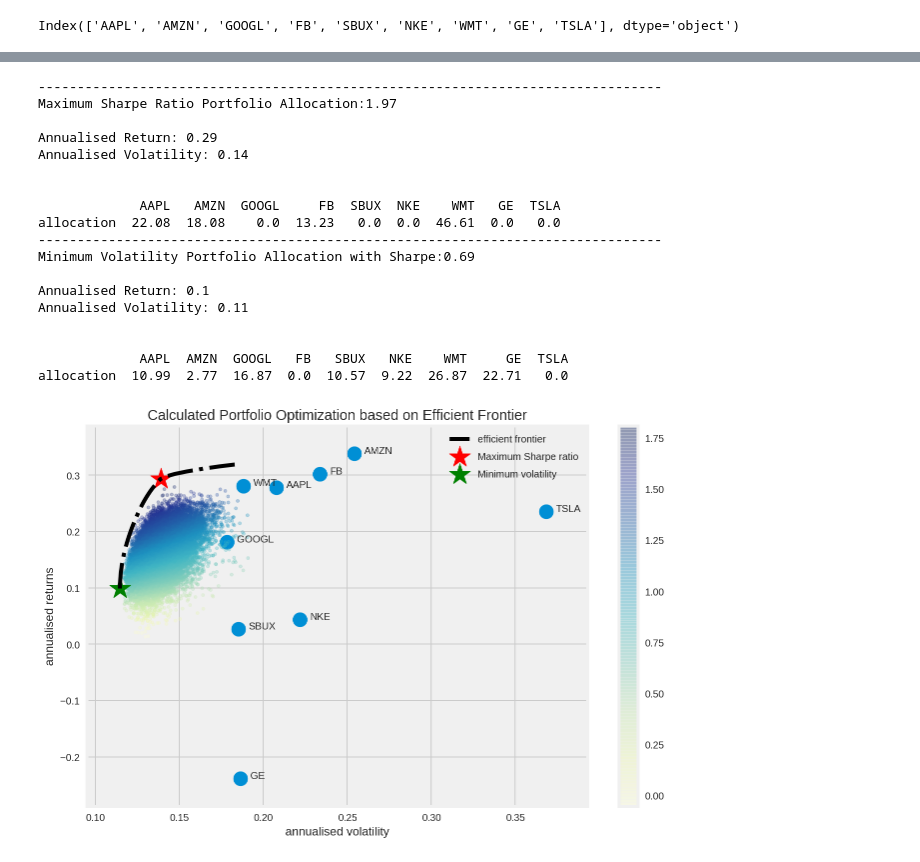
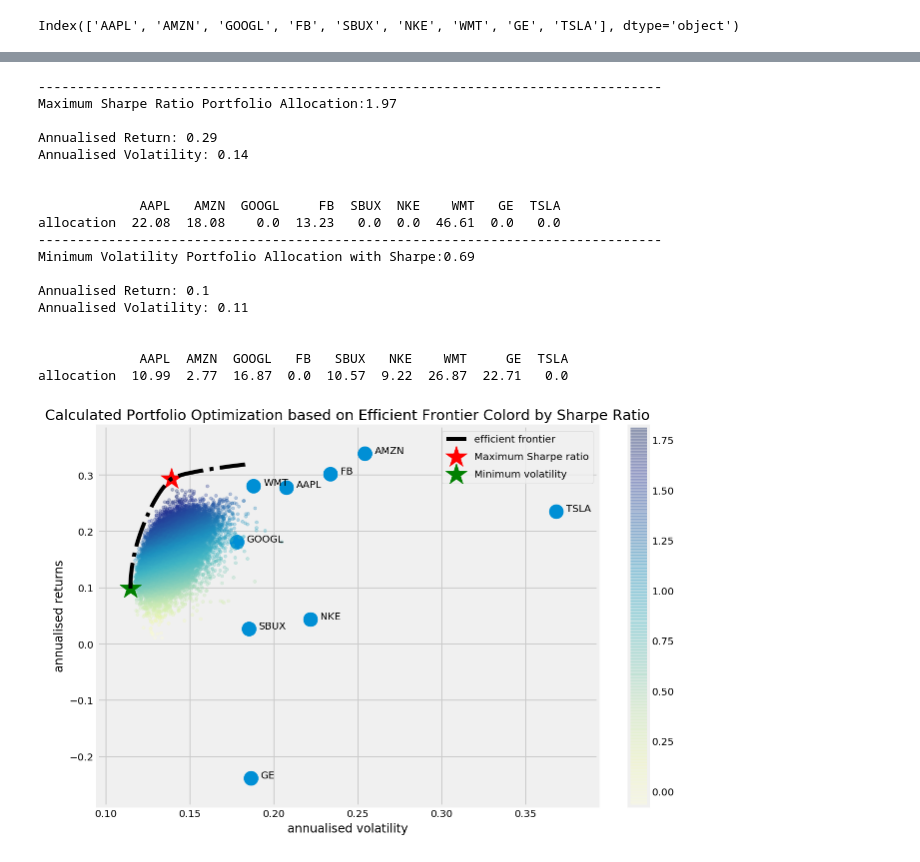
Before and after one commit to jonduan/Economics_note, a Jupyter notebook: ComputationalEconomics/econ457/Lab08_optimization-long.ipynb, the cells around one changed output, grey strips where cells are left out. Drawn from its saved outputs; the diff is of its cells as text; code cells hidden in the pictures.

```diff
--- a/ComputationalEconomics/econ457/Lab08_optimization-long.ipynb
+++ b/ComputationalEconomics/econ457/Lab08_optimization-long.ipynb
@@ -252,17 +342,19 @@ def min_variance(mean_returns, cov_matrix):
 
     return solution
 # %%
-def random_portfolios(num_portfolios, mean_returns, cov_matrix, risk_free_rate):
+def random_portfolios(num_portfolios,returns, risk_free_rate):
     """
     Monte Carlo ramdon portfolio return, std, and sharpe
     """
+    mean_returns = returns.mean()
+    cov_matrix = returns.cov()
     results = np.zeros((3,num_portfolios))
     weights_record = np.zeros((len(mean_returns),num_portfolios))
     for i in np.arange(num_portfolios):
         weights = np.random.random(len(mean_returns))
         weights /= np.sum(weights)
         weights_record[:,i] =weights
-        portfolio_std_dev, portfolio_return, sharpe = portfolio_annualised_performance(weights, mean_returns, cov_matrix, risk_free_rate)
+        portfolio_std_dev, portfolio_return, sharpe = portfolio_annualised_performance(weights, returns,risk_free_rate)
         results[0,i] = portfolio_std_dev
         results[1,i] = portfolio_return
         results[2,i] = sharpe
@@ -341,7 +441,7 @@ def display_simulated_ef_with_random(returns, mean_returns,
     plt.ylabel('annualised returns')
     plt.legend(labelspacing=0.8)
 # %%
-display_simulated_ef_with_random(returns,mean_returns, cov_matrix, num_portfolios, risk_free_rate)
+display_simulated_ef_with_random(returns, num_portfolios, risk_free_rate)
 # %% [output]
 --------------------------------------------------------------------------------
 Maximum Sharpe Ratio Portfolio Allocation:1.76
@@ -391,39 +492,43 @@ def efficient_frontier(mean_returns, cov_matrix, returns_range):
 # %%
-def display_calculated_ef_with_random(returns, mean_returns,
-                                      cov_matrix, num_portfolios,
+def display_calculated_ef_with_random(returns,
+                                      num_portfolios,
                                       risk_free_rate):
     """
     display efficient frontie with random portfolio
     choose max sharpe and min volatitlity portfolio
     by optimization using scipy.optimization.minimization
     """
+
+    mean_returns = returns.mean()
+    cov_matrix = returns.cov()
     # only need the std and return from random experiments
+
     results, _ = random_portfolios(num_portfolios,
-                                   mean_returns,
-                                   cov_matrix,
+                                   returns,
                                    risk_free_rate)
 
-    max_sharpe_solution = max_sharpe_ratio(mean_returns,
-                                           cov_matrix,
+    # find the max sharpe by optimization
+    max_sharpe_solution = max_sharpe_ratio(returns,
                                            risk_free_rate)
+
     sdp, rp,max_sharpe = portfolio_annualised_performance(
         max_sharpe_solution['x'],
-        mean_returns, cov_matrix,
+        returns,
         risk_free_rate)
     # for pretty printing
-    max_sharpe_allocation = pd.DataFrame(max_sharpe_solution.x,
+    max_sharpe_allocation = pd.DataFrame(max_sharpe_solution['x'],
                                          index=mean_returns.index,
                                          columns=['allocation'])
     max_sharpe_allocation.allocation = [round(i*100,2)for i in max_sharpe_allocation.allocation]
     max_sharpe_allocation = max_sharpe_allocation.T
 
-    min_vol_solution = min_variance(mean_returns,
-                                    cov_matrix)
+    # find min volatility by optimization
+    min_vol_solution = min_variance(returns)
     sdp_min, rp_min, vol_sharpe = portfolio_annualised_performance(
         min_vol_solution['x'],
-        mean_returns, cov_matrix,
+        returns,
         risk_free_rate)
-    min_vol_allocation = pd.DataFrame(min_vol_solution.x,
+    min_vol_allocation = pd.DataFrame(min_vol_solution['x'],
                                       index=mean_returns.index,
                                       columns=['allocation'])
     # for pretty printing
@@ -466,36 +571,36 @@ def display_calculated_ef_with_random(returns, mean_returns,
 
     # compute and plot efficient frontie
     target = np.linspace(rp_min, 0.32, 50)
-    efficient_portfolios = efficient_frontier(mean_returns, cov_matrix, target)
+    efficient_portfolios = efficient_frontier(returns, target)
+    # a list of solutions of efficient portifolio
+    # p['fun] is the objective function value: return
     plt.plot([p['fun'] for p in efficient_portfolios], target, linestyle='-.',
              color='black', label='efficient frontier')
-    plt.title('Calculated Portfolio Optimization based on Efficient Frontier')
+    plt.title('Calculated Portfolio Optimization based on Efficient Frontier Colord by Sharpe Ratio')
     plt.xlabel('annualised volatility')
     plt.ylabel('annualised returns')
     plt.legend(labelspacing=0.8)
 # %%
 display_calculated_ef_with_random(returns,
-                                  mean_returns,
-                                  cov_matrix,
                                   num_portfolios,
                                   risk_free_rate)
 # %% [output]
 --------------------------------------------------------------------------------
 Maximum Sharpe Ratio Portfolio Allocation:1.97
 
 Annualised Return: 0.29
 Annualised Volatility: 0.14
 
 
              AAPL   AMZN  GOOGL     FB  SBUX  NKE    WMT   GE  TSLA
 allocation  22.08  18.08    0.0  13.23   0.0  0.0  46.61  0.0   0.0
 --------------------------------------------------------------------------------
 Minimum Volatility Portfolio Allocation with Sharpe:0.69
 
 Annualised Return: 0.1
 Annualised Volatility: 0.11
 
 
              AAPL  AMZN  GOOGL   FB   SBUX   NKE    WMT     GE  TSLA
 allocation  10.99  2.77  16.87  0.0  10.57  9.22  26.87  22.71   0.0
-[figure, old version]
+[figure, new version]
```
Also changed, not shown: parts of 21 cells of this notebook, 3 other files.
